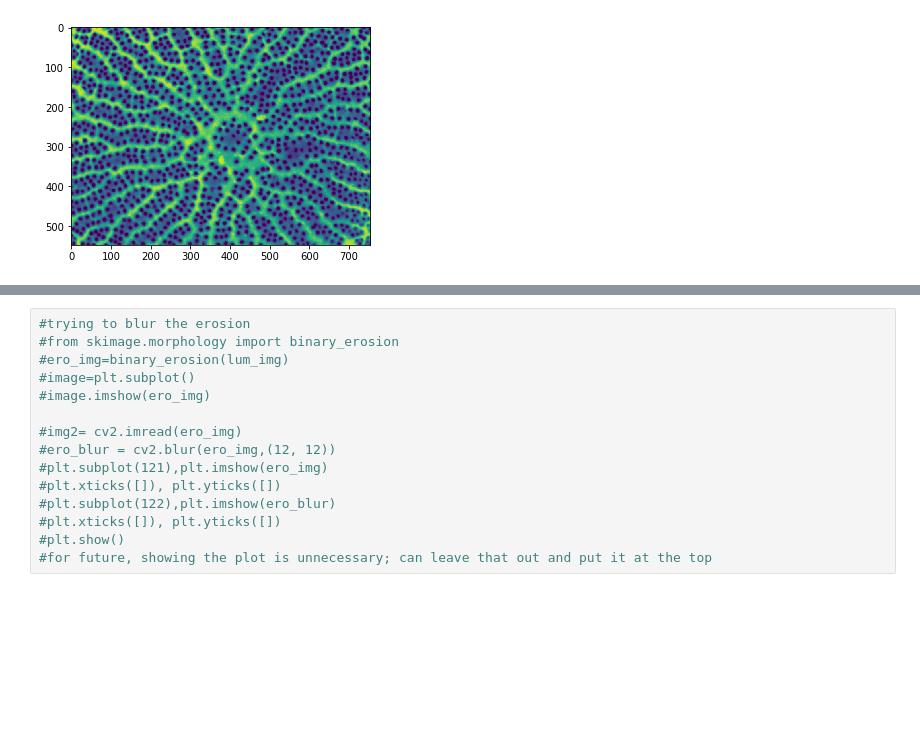
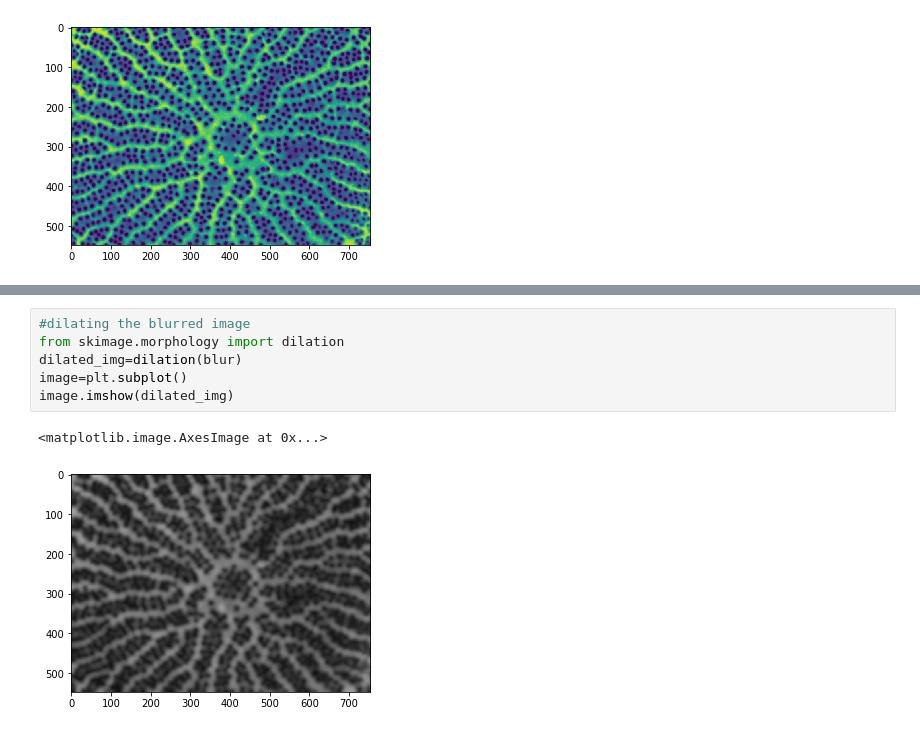
Before and after one commit to csteed/ORHS-MathThesis-2018, a Jupyter notebook: work/CNMS/testing again.ipynb, the cells around one changed output, grey strips where cells are left out. Saved outputs shown, nothing was run; the diff lists cells and outputs as text; blank space fills up the shorter version.

```diff
--- a/work/CNMS/testing again.ipynb
+++ b/work/CNMS/testing again.ipynb
@@ -39,21 +31,15 @@ plt.show()
 #for future, showing the plot is unnecessary; can leave that out and put it at the top
 # %% [output]
 [figure]
-# %%
-#trying to blur the erosion
-#from skimage.morphology import binary_erosion
-#ero_img=binary_erosion(lum_img)
-#image=plt.subplot()
-#image.imshow(ero_img)
-
-#img2= cv2.imread(ero_img)
-#ero_blur = cv2.blur(ero_img,(12, 12))
-#plt.subplot(121),plt.imshow(ero_img)
-#plt.xticks([]), plt.yticks([])
-#plt.subplot(122),plt.imshow(ero_blur)
-#plt.xticks([]), plt.yticks([])
-#plt.show()
-#for future, showing the plot is unnecessary; can leave that out and put it at the top
+# %%
+#dilating the blurred image
+from skimage.morphology import dilation
+dilated_img=dilation(blur)
+image=plt.subplot()
+image.imshow(dilated_img)
+# %% [output]
+<matplotlib.image.AxesImage at 0x...>
+[figure, added]
 # %%
 #non blurred threshold
 img2 = cv2.imread('cropped_Wild052.tif', 0)
```
Also changed, not shown: parts of 15 cells of this notebook, 1 other file.
